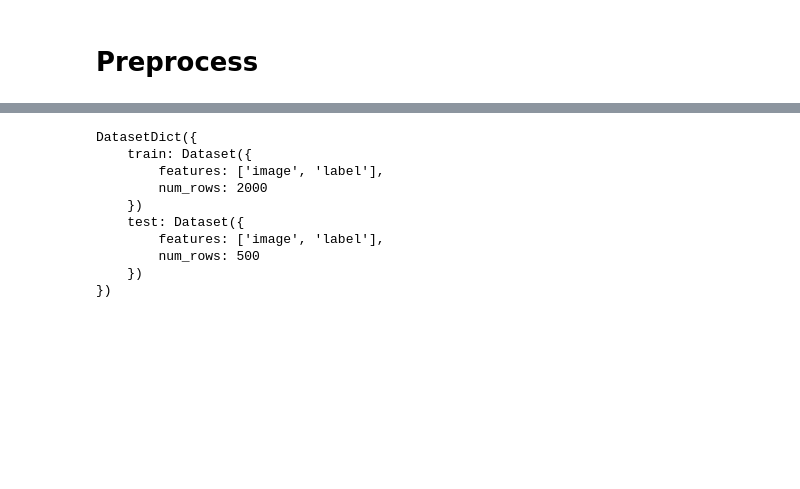
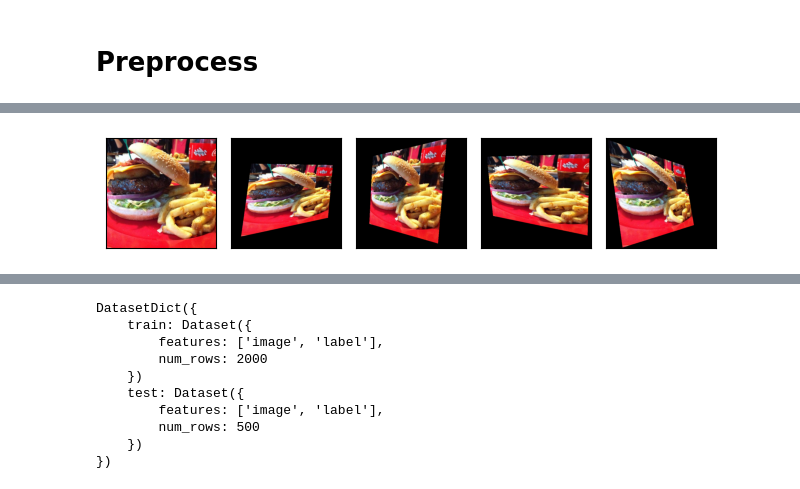
Before and after one commit to vitaliyradchenko/projector_course, a Jupyter notebook: lectures/16.1 - DL in Computer Vision. Fine_tune_own_model.ipynb, the cells around one changed output, grey strips where cells are left out. Saved outputs shown, nothing was run; the diff lists cells and outputs as text; code cells hidden in the pictures; blank space fills up the shorter version.

```diff
--- a/lectures/16.1 - DL in Computer Vision. Fine_tune_own_model.ipynb
+++ b/lectures/16.1 - DL in Computer Vision. Fine_tune_own_model.ipynb
@@ -58,0 +137,6 @@ image_processor = AutoImageProcessor.from_pretrained(checkpoint)
+# %%
+perspective_transformer = RandomPerspective(distortion_scale=0.6, p=1.0)
+perspective_imgs = [perspective_transformer(orig_img) for _ in range(4)]
+plot([orig_img] + perspective_imgs)
+# %% [output]
+[figure, added]
```
Also changed, not shown: parts of 15 cells of this notebook.
